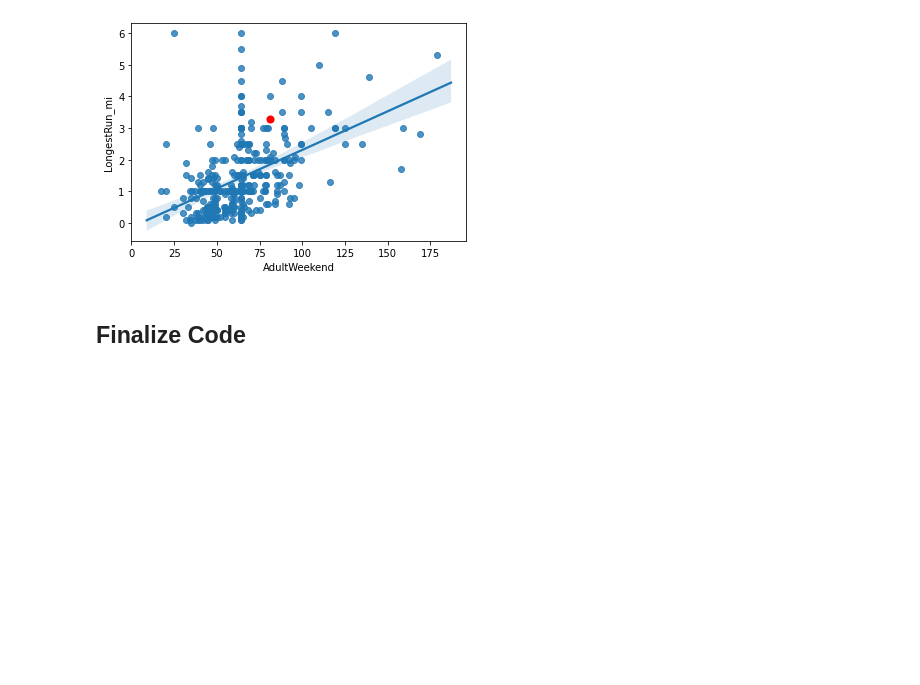
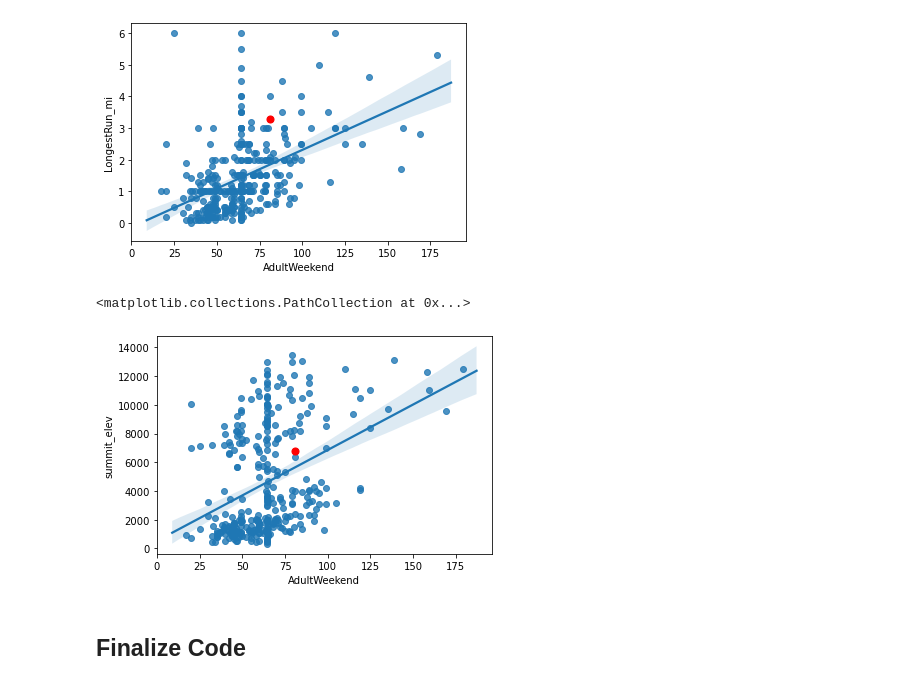
Before and after one commit to mkosik89/Springboard, a Jupyter notebook: GuidedCapstone/Notebook_stepsix.ipynb, the cells around one changed output. Saved outputs shown, nothing was run; the diff lists cells and outputs as text; code cells hidden in the pictures; blank space fills up the shorter version.

```diff
--- a/GuidedCapstone/Notebook_stepsix.ipynb
+++ b/GuidedCapstone/Notebook_stepsix.ipynb
@@ -165,6 +179,12 @@ plt.scatter(x="AdultWeekend", y="LongestRun_mi", data=bm, c='red',s=50)
 # %% [output]
 <matplotlib.collections.PathCollection at 0x...>
 [figure]
+# %%
+sns.regplot(x="AdultWeekend", y="summit_elev", data=df)
+plt.scatter(x="AdultWeekend", y="summit_elev", data=bm, c='red',s=50)
+# %% [output]
+<matplotlib.collections.PathCollection at 0x...>
+[figure, added]
 # %% [markdown]
 ## Finalize Code
 # %% [markdown]
```
Also changed, not shown: parts of 4 cells of this notebook, 16 other files.
